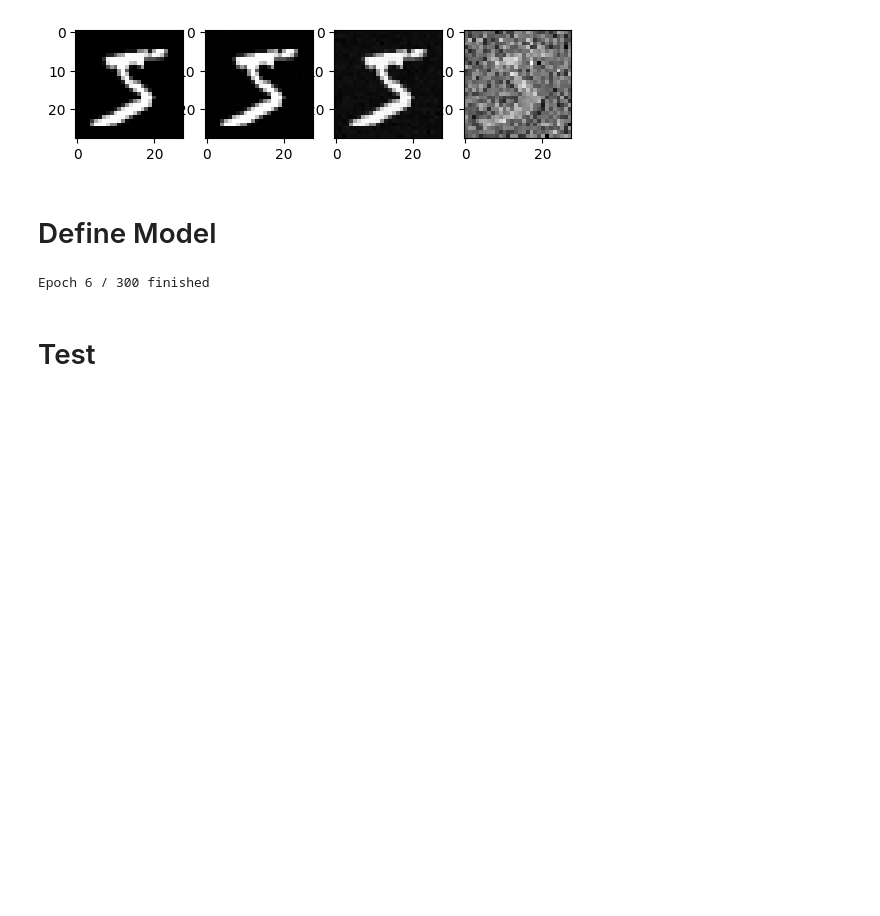
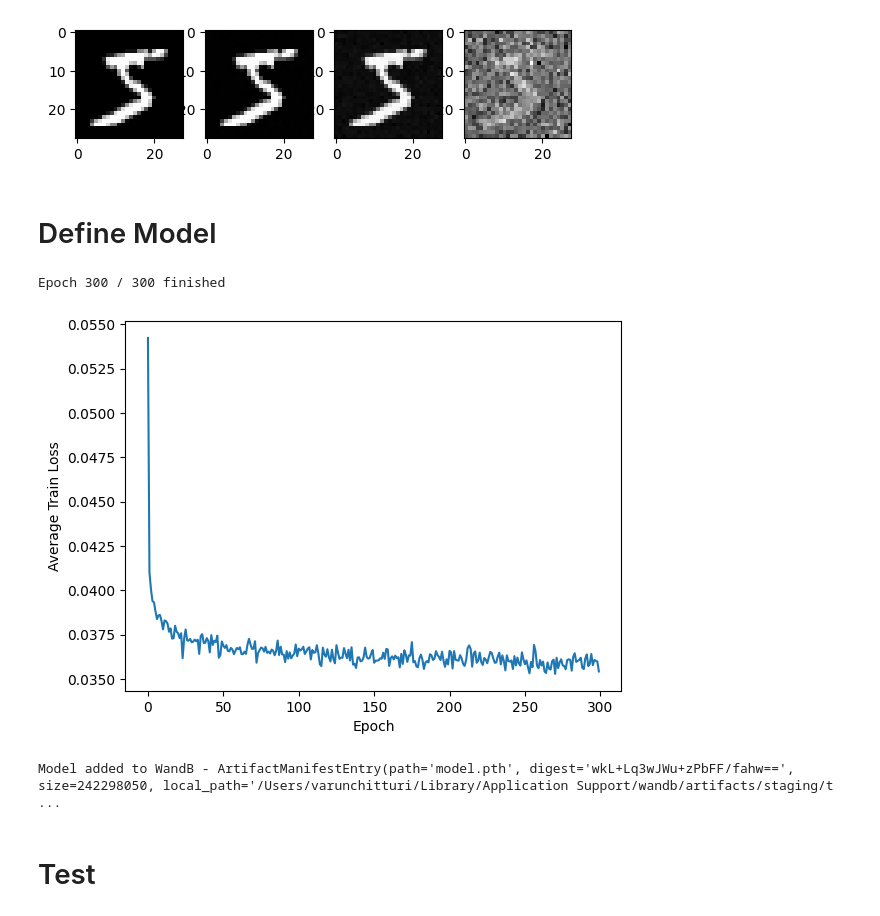
Before and after one commit to varunchitturi/ese-2000-labs, a Jupyter notebook: Lab 7/Lab_7.ipynb, the cells around one changed output. Cells and saved outputs as stored; diff of their text form; code cells hidden in the pictures; blank space fills up the shorter version.

```diff
--- a/Lab 7/Lab_7.ipynb
+++ b/Lab 7/Lab_7.ipynb
@@ -157,35 +167,37 @@ else:
         train_loss_evolution.append(average_train_loss)
         clear_output()
         print(f"Epoch {epoch + 1} / {num_epochs} finished")
-        run.log({"epoch": epoch + 1, "epoch_train_loss": average_train_loss})
+        run.log({"epoch_train_loss": average_train_loss})
 # %% [output]
-Epoch 6 / 300 finished
+Epoch 300 / 300 finished
 # %%
 # Log and show model and loss
 if len(train_loss_evolution) != 0:
     model_artifact = wandb.Artifact(name="VDM",
                                     type="model",
                                     description="VDM using UNET to generate MNIST digits",
                                     metadata={
                                         "lr": lr,
                                         "num_epochs": num_epochs,
                                         "in_channels": in_channels,
                                         "out_channels": out_channels,
                                         "act_fn": act_fn,
                                         "block_out_channels": block_out_channels,
                                         "down_block_types": down_block_types,
                                         "up_block_types": up_block_types
                                     })
     fig, ax = plt.subplots()
     ax.plot(train_loss_evolution)
-    ax.xlabel("Epoch")
-    ax.ylabel("Average Train Loss")
+    ax.set_xlabel("Epoch")
+    ax.set_ylabel("Average Train Loss")
     plt.show()
-    run.log({"Average Train Loss per Epoch": fig})
     pathlib.Path('./models').mkdir(exist_ok=True)
     torch.save(model, "./models/model.pth")
     if model_artifact is not None:
-        print(f"Model added to WandB - {model_artifact.add(model, '/')}")
+        print(f"Model added to WandB - {model_artifact.add_file('./models/model.pth')}")
+# %% [output]
+[figure, added]
+Model added to WandB - ArtifactManifestEntry(path='model.pth', digest='wkL+Lq3wJWu+zPbFF/fahw==', size=242298050, local_path='/Users/varunchitturi/Library/Application Support/wandb/artifacts/staging/t ...
 # %% [markdown]
 # Test
 # %%
```
Also changed, not shown: parts of 5 cells of this notebook.
